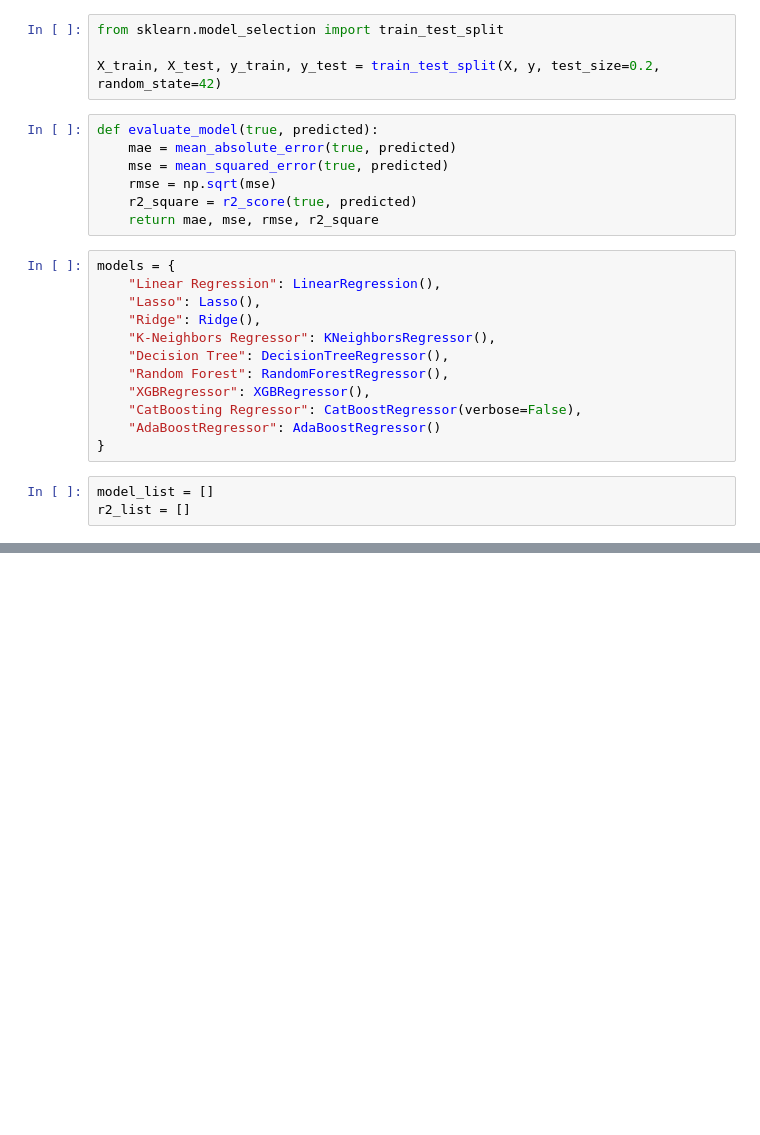
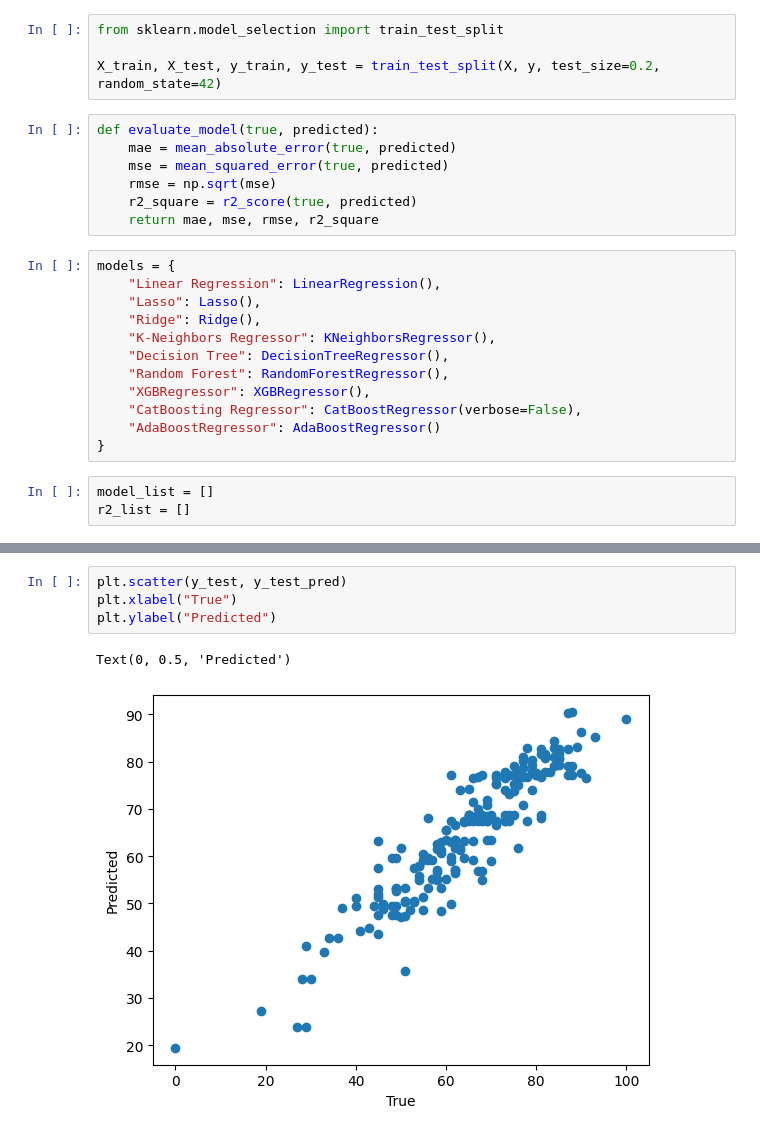
Before and after one commit to Zazanicholas01/mlproject1, a Jupyter notebook: notebook/model_training.ipynb, the cells around one changed output, grey strips where cells are left out. Drawn from its saved outputs; the diff is of its cells as text; blank space fills up the shorter version.

```diff
--- a/notebook/model_training.ipynb
+++ b/notebook/model_training.ipynb
@@ -164,0 +158,7 @@ pd.DataFrame(list(zip(model_list, r2_list)), columns=['Model Name', 'R2_Score'])
+# %%
+plt.scatter(y_test, y_test_pred)
+plt.xlabel("True")
+plt.ylabel("Predicted")
+# %% [output]
+Text(0, 0.5, 'Predicted')
+[figure, added]
```
Also changed, not shown: parts of 4 cells of this notebook, 4 other files.
